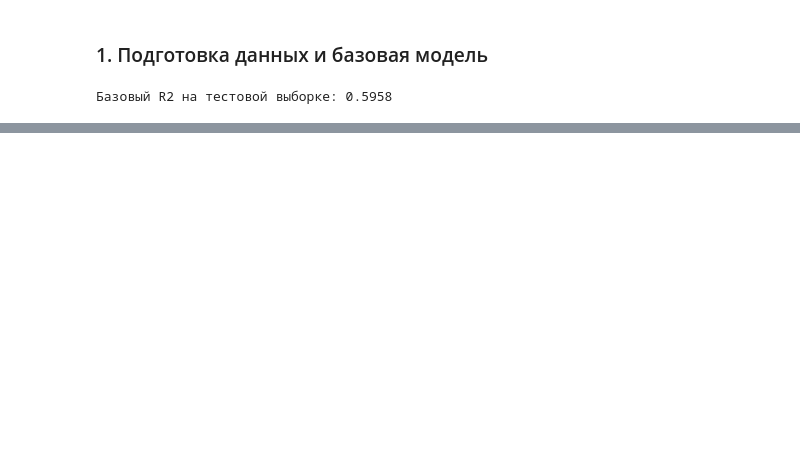
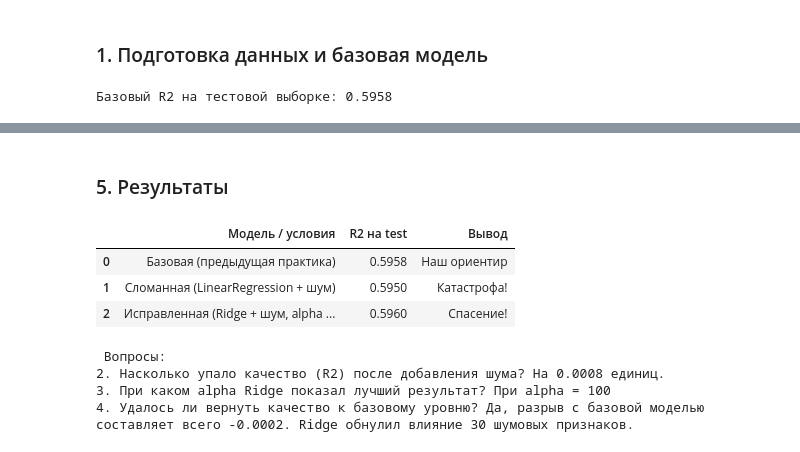
Before and after one commit to astrozzzzz/is-labs, a Jupyter notebook: lab6.ipynb, the cells around one changed output, grey strips where cells are left out. Saved outputs shown, nothing was run; the diff lists cells and outputs as text; code cells hidden in the pictures; blank space fills up the shorter version.

```diff
--- a/lab6.ipynb
+++ b/lab6.ipynb
@@ -53,0 +58,14 @@ X_test_noisy_scaled = scaler_noisy.transform(X_test_noisy)
+# %%
+# 1. Обучение новой LinearRegression на зашумленных данных
+lr_noisy = LinearRegression()
+lr_noisy.fit(X_train_noisy_scaled, y_train)
+
+# 2. Расчет R2 для train и test
+r2_noisy_train = r2_score(y_train, lr_noisy.predict(X_train_noisy_scaled))
+r2_noisy_test = r2_score(y_test, lr_noisy.predict(X_test_noisy_scaled))
+
+print(f"R2 на зашумленном TRAIN: {r2_noisy_train:.4f}")
+print(f"R2 на зашумленном TEST:  {r2_noisy_test:.4f}")
+
+# 3. Сравнение с базовым
+print(f"Падение качества на тесте (Базовый R2 - Зашумленный R2): {r2_base_test - r2_noisy_test:.4f}")
@@ -53,0 +112,43 @@ X_test_noisy_scaled = scaler_noisy.transform(X_test_noisy)
+# %% [markdown]
+### 5. Результаты
+# %%
+import pandas as pd
+
+# Создаем итоговую таблицу
+summary_df = pd.DataFrame({
+    'Модель / условия': [
+        'Базовая (предыдущая практика)',
+        'Сломанная (LinearRegression + шум)',
+        f'Исправленная (Ridge + шум, alpha = {best_alpha})'
+    ],
+    'R2 на test': [
+        round(r2_base_test, 4),
+        round(r2_noisy_test, 4),
+        round(best_r2_ridge, 4)
+    ],
+    'Вывод': [
+        'Наш ориентир',
+        'Катастрофа!',
+        'Спасение!'
+    ]
+})
+
+display(summary_df)
+
+# Ответы на вопросы
+difference_drop = r2_base_test - r2_noisy_test
+difference_recovery = r2_base_test - best_r2_ridge
+
+print("\n Вопросы: ")
+print(f"2. Насколько упало качество (R2) после добавления шума? На {difference_drop:.4f} единиц.")
+print(f"3. При каком alpha Ridge показал лучший результат? При alpha = {best_alpha}")
+print(f"4. Удалось ли вернуть качество к базовому уровню? Да, разрыв с базовой моделью составляет всего {difference_recovery:.4f}. Ridge обнулил влияние 30 шумовых признаков.")
+# %% [output]
+|  | Модель / условия | R2 на test | Вывод |
+| 0 | Базовая (предыдущая практика) | 0.5958 | Наш ориентир |
+| 1 | Сломанная (LinearRegression + шум) | 0.5950 | Катастрофа! |
+| 2 | Исправленная (Ridge + шум, alpha ... | 0.5960 | Спасение! |
+ Вопросы:
+2. Насколько упало качество (R2) после добавления шума? На 0.0008 единиц.
+3. При каком alpha Ridge показал лучший результат? При alpha = 100
+4. Удалось ли вернуть качество к базовому уровню? Да, разрыв с базовой моделью составляет всего -0.0002. Ridge обнулил влияние 30 шумовых признаков.
```
Also changed, not shown: parts of 6 cells of this notebook, 3 other files.
